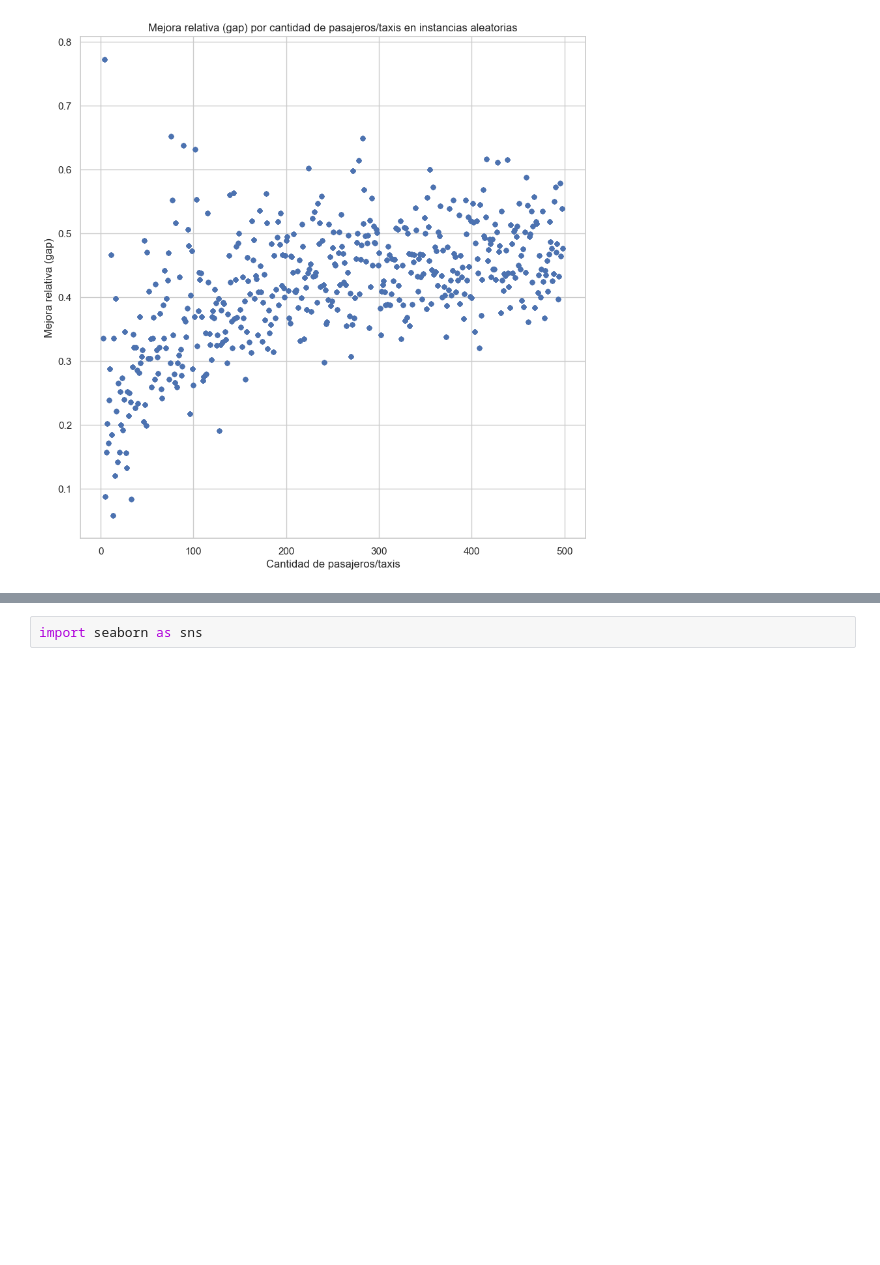
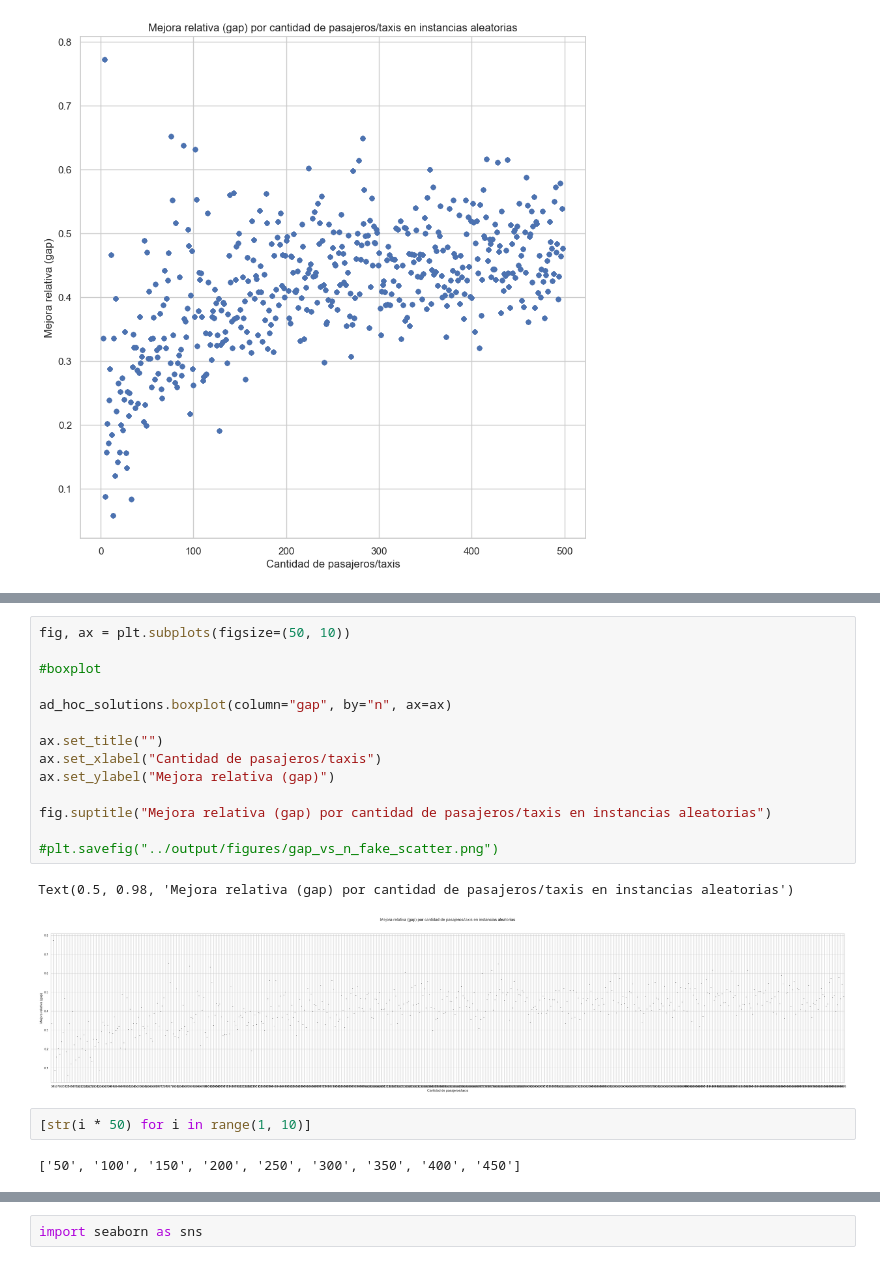
Before and after one commit to Luquish/TP1_TDV, a Jupyter notebook: src/scripts/experimentacion.ipynb, the cells around one changed output, grey strips where cells are left out. Saved outputs shown, nothing was run; the diff lists cells and outputs as text; blank space fills up the shorter version.

```diff
--- a/src/scripts/experimentacion.ipynb
+++ b/src/scripts/experimentacion.ipynb
@@ -506,0 +558,21 @@ plt.savefig("../output/figures/gap_vs_n_fake_scatter.png")
+# %%
+fig, ax = plt.subplots(figsize=(50, 10))
+
+#boxplot
+
+ad_hoc_solutions.boxplot(column="gap", by="n", ax=ax)
+
+ax.set_title("")
+ax.set_xlabel("Cantidad de pasajeros/taxis")
+ax.set_ylabel("Mejora relativa (gap)")
+
+fig.suptitle("Mejora relativa (gap) por cantidad de pasajeros/taxis en instancias aleatorias")
+
+#plt.savefig("../output/figures/gap_vs_n_fake_scatter.png")
+# %% [output]
+Text(0.5, 0.98, 'Mejora relativa (gap) por cantidad de pasajeros/taxis en instancias aleatorias')
+[figure, added]
+# %%
+[str(i * 50) for i in range(1, 10)]
+# %% [output]
+['50', '100', '150', '200', '250', '300', '350', '400', '450']
```
Also changed, not shown: parts of 8 cells of this notebook, 7 other files.
